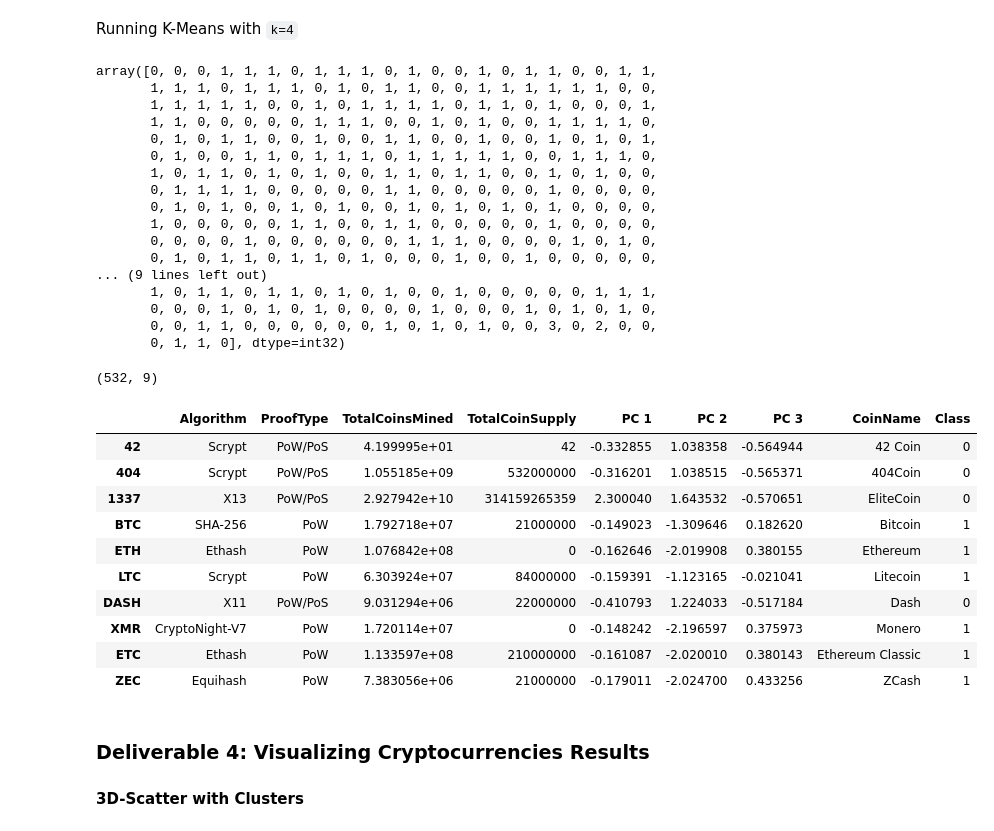
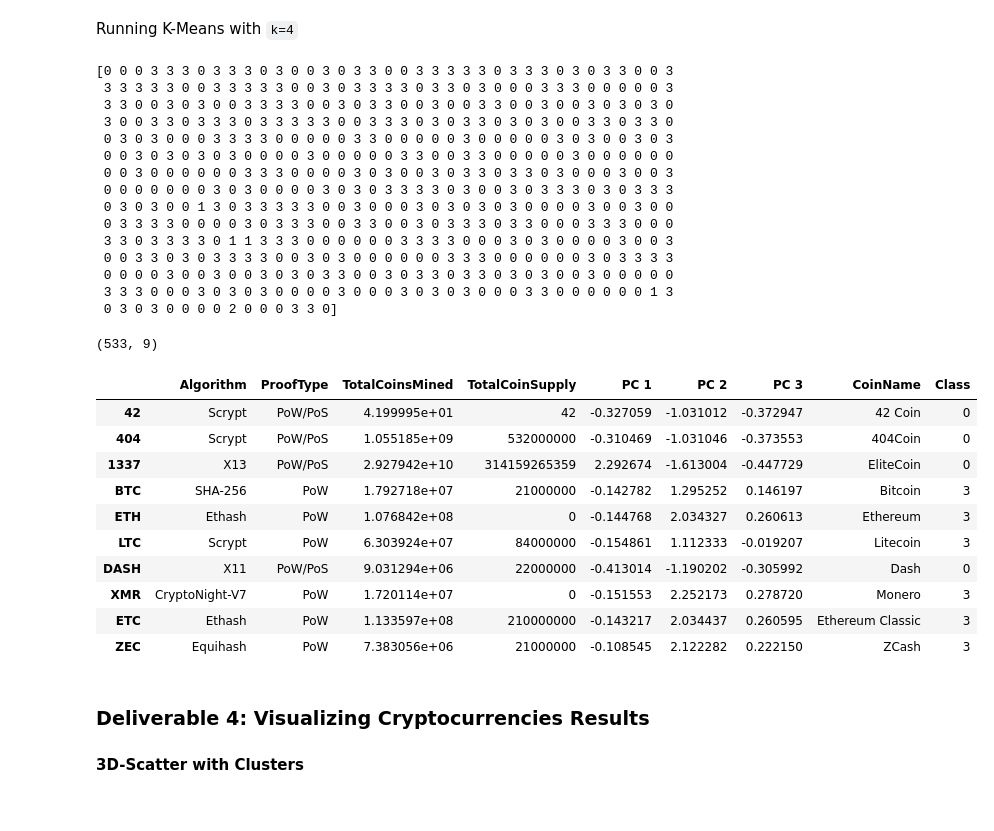
Before and after one commit to aaron-ardell/Cryptocurrencies, a Jupyter notebook: crypto_clustering.ipynb, the cells around one changed output. Drawn from its saved outputs; the diff is of its cells as text; code cells hidden in the pictures.

```diff
--- a/crypto_clustering.ipynb
+++ b/crypto_clustering.ipynb
@@ -100,5 +121,5 @@ filtered_crypto_df.head()
 # %%
 # Create a new DataFrame that holds only the cryptocurrencies names.
-coinname_crypto_df = filtered_crypto_df['CoinName']
-coinname_crypto_df.head()
+crypto_name_df = filtered_crypto_df[['CoinName']]
+crypto_name_df.head()
 # %% [output]
@@ -158,6 +188,6 @@ crypto_pcs = pca.fit_transform(X)
 # %%
 # Create a DataFrame with the three principal components.
-pcs_df = pd.DataFrame(data=crypto_pcs, columns=["PC 1", "PC 2", "PC 3"])
+pcs_df = pd.DataFrame(data=crypto_pcs, columns=["PC 1", "PC 2", "PC 3"], index = dropped_crypto_df.index)
 pcs_df.head()
 # %% [output]
 |  | PC 1 | PC 2 | PC 3 |
@@ -178,7 +208,7 @@ k = list(range(1,11))
 
 # Calculate the inertia for the range of K values
 for i in k:
-    km = KMeans(n_clusters=1, random_state=0)
+    km = KMeans(n_clusters=i, random_state=1)
     km.fit(pcs_df)
     inertia.append(km.inertia_)
 
@@ -194,7 +224,7 @@ df_elbow.plot()
 Running K-Means with `k=4`
 # %%
 # Initialize the K-Means model.
-model = KMeans(n_clusters=, random_state=0)
+model = KMeans(n_clusters=4, random_state=0)
 
 # Fit the model
 model.fit(pcs_df)
@@ -203,50 +233,48 @@ model.fit(pcs_df)
 predictions = model.predict(pcs_df)
 print(predictions)
 # %% [output]
-array([0, 0, 0, 1, 1, 1, 0, 1, 1, 1, 0, 1, 0, 0, 1, 0, 1, 1, 0, 0, 1, 1,
-       1, 1, 1, 0, 1, 1, 1, 0, 1, 0, 1, 1, 0, 0, 1, 1, 1, 1, 1, 1, 0, 0,
-       1, 1, 1, 1, 1, 0, 0, 1, 0, 1, 1, 1, 1, 0, 1, 1, 0, 1, 0, 0, 0, 1,
-       1, 1, 0, 0, 0, 0, 0, 1, 1, 1, 0, 0, 1, 0, 1, 0, 0, 1, 1, 1, 1, 0,
-       0, 1, 0, 1, 1, 0, 0, 1, 0, 0, 1, 1, 0, 0, 1, 0, 0, 1, 0, 1, 0, 1,
-       0, 1, 0, 0, 1, 1, 0, 1, 1, 1, 0, 1, 1, 1, 1, 1, 0, 0, 1, 1, 1, 0,
-       1, 0, 1, 1, 0, 1, 0, 1, 0, 0, 1, 1, 0, 1, 1, 0, 0, 1, 0, 1, 0, 0,
-       0, 1, 1, 1, 1, 0, 0, 0, 0, 0, 1, 1, 0, 0, 0, 0, 0, 1, 0, 0, 0, 0,
-       0, 1, 0, 1, 0, 0, 1, 0, 1, 0, 0, 1, 0, 1, 0, 1, 0, 1, 0, 0, 0, 0,
-       1, 0, 0, 0, 0, 0, 1, 1, 0, 0, 1, 1, 0, 0, 0, 0, 0, 1, 0, 0, 0, 0,
-       0, 0, 0, 0, 1, 0, 0, 0, 0, 0, 0, 1, 1, 1, 0, 0, 0, 0, 1, 0, 1, 0,
-       0, 1, 0, 1, 1, 0, 1, 1, 0, 1, 0, 0, 0, 1, 0, 0, 1, 0, 0, 0, 0, 0,
-... (9 lines left out)
-       1, 0, 1, 1, 0, 1, 1, 0, 1, 0, 1, 0, 0, 1, 0, 0, 0, 0, 0, 1, 1, 1,
-       0, 0, 0, 1, 0, 1, 0, 1, 0, 0, 0, 0, 1, 0, 0, 0, 1, 0, 1, 0, 1, 0,
-       0, 0, 1, 1, 0, 0, 0, 0, 0, 0, 1, 0, 1, 0, 1, 0, 0, 3, 0, 2, 0, 0,
-       0, 1, 1, 0], dtype=int32)
+[0 0 0 3 3 3 0 3 3 3 0 3 0 0 3 0 3 3 0 0 3 3 3 3 3 0 3 3 3 0 3 0 3 3 0 0 3
+ 3 3 3 3 3 0 0 3 3 3 3 3 0 0 3 0 3 3 3 3 0 3 3 0 3 0 0 0 3 3 3 0 0 0 0 0 3
+ 3 3 0 0 3 0 3 0 0 3 3 3 3 0 0 3 0 3 3 0 0 3 0 0 3 3 0 0 3 0 0 3 0 3 0 3 0
+ 3 0 0 3 3 0 3 3 3 0 3 3 3 3 3 0 0 3 3 3 0 3 0 3 3 0 3 0 3 0 0 3 3 0 3 3 0
+ 0 3 0 3 0 0 0 3 3 3 3 0 0 0 0 0 3 3 0 0 0 0 0 3 0 0 0 0 0 3 0 3 0 0 3 0 3
+ 0 0 3 0 3 0 3 0 3 0 0 0 0 3 0 0 0 0 0 3 3 0 0 3 3 0 0 0 0 0 3 0 0 0 0 0 0
+ 0 0 3 0 0 0 0 0 0 3 3 3 0 0 0 0 3 0 3 0 0 3 0 3 3 0 3 3 0 3 0 0 0 3 0 0 3
+ 0 0 0 0 0 0 0 3 0 3 0 0 0 0 3 0 3 0 3 3 3 3 0 3 0 0 3 0 3 3 3 0 3 0 3 3 3
+ 0 3 0 3 0 0 1 3 0 3 3 3 3 3 0 0 3 0 0 0 3 0 3 0 3 0 3 0 0 0 0 3 0 0 3 0 0
+ 0 3 3 3 3 0 0 0 0 3 0 3 3 3 0 0 3 3 0 0 3 0 3 3 3 0 3 3 0 0 0 3 3 3 0 0 0
+ 3 3 0 3 3 3 3 0 1 1 3 3 3 0 0 0 0 0 0 3 3 3 3 0 0 0 3 0 3 0 0 0 0 3 0 0 3
+ 0 0 3 3 0 3 0 3 3 3 3 0 0 3 0 3 0 0 0 0 0 0 3 3 3 0 0 0 0 0 0 3 0 3 3 3 3
+ 0 0 0 0 3 0 0 3 0 0 3 0 3 0 3 3 0 0 3 0 3 3 0 3 3 0 3 0 3 0 0 3 0 0 0 0 0
+ 3 3 3 0 0 0 3 0 3 0 3 0 0 0 0 3 0 0 0 3 0 3 0 3 0 0 0 3 3 0 0 0 0 0 0 1 3
+ 0 3 0 3 0 0 0 0 2 0 0 0 3 3 0]
 # %%
 # Create a new DataFrame including predicted clusters and cryptocurrencies features.
 # Concatentate the crypto_df and pcs_df DataFrames on the same columns.
-clustered_df
+clustered_df = pd.concat([dropped_crypto_df, pcs_df], axis=1, join='inner')
 
 #  Add a new column, "CoinName" to the clustered_df DataFrame that holds the names of the cryptocurrencies.
-
+clustered_df["CoinName"] = crypto_name_df.CoinName
 
 #  Add a new column, "Class" to the clustered_df DataFrame that holds the predictions.
-# YOUR CODE HERE
+clustered_df["Class"] = model.labels_
 
 # Print the shape of the clustered_df
 print(clustered_df.shape)
 clustered_df.head(10)
 # %% [output]
-(532, 9)
+(533, 9)
 |  | Algorithm | ProofType | TotalCoinsMined | TotalCoinSupply | PC 1 | PC 2 | PC 3 | CoinName | Class |
-| 42 | Scrypt | PoW/PoS | 4.199995e+01 | 42 | -0.332855 | 1.038358 | -0.564944 | 42 Coin | 0 |
-| 404 | Scrypt | PoW/PoS | 1.055185e+09 | 532000000 | -0.316201 | 1.038515 | -0.565371 | 404Coin | 0 |
-| 1337 | X13 | PoW/PoS | 2.927942e+10 | 314159265359 | 2.300040 | 1.643532 | -0.570651 | EliteCoin | 0 |
-| BTC | SHA-256 | PoW | 1.792718e+07 | 21000000 | -0.149023 | -1.309646 | 0.182620 | Bitcoin | 1 |
-| ETH | Ethash | PoW | 1.076842e+08 | 0 | -0.162646 | -2.019908 | 0.380155 | Ethereum | 1 |
-| LTC | Scrypt | PoW | 6.303924e+07 | 84000000 | -0.159391 | -1.123165 | -0.021041 | Litecoin | 1 |
-| DASH | X11 | PoW/PoS | 9.031294e+06 | 22000000 | -0.410793 | 1.224033 | -0.517184 | Dash | 0 |
-| XMR | CryptoNight-V7 | PoW | 1.720114e+07 | 0 | -0.148242 | -2.196597 | 0.375973 | Monero | 1 |
-| ETC | Ethash | PoW | 1.133597e+08 | 210000000 | -0.161087 | -2.020010 | 0.380143 | Ethereum Classic | 1 |
-| ZEC | Equihash | PoW | 7.383056e+06 | 21000000 | -0.179011 | -2.024700 | 0.433256 | ZCash | 1 |
+| 42 | Scrypt | PoW/PoS | 4.199995e+01 | 42 | -0.327059 | -1.031012 | -0.372947 | 42 Coin | 0 |
+| 404 | Scrypt | PoW/PoS | 1.055185e+09 | 532000000 | -0.310469 | -1.031046 | -0.373553 | 404Coin | 0 |
+| 1337 | X13 | PoW/PoS | 2.927942e+10 | 314159265359 | 2.292674 | -1.613004 | -0.447729 | EliteCoin | 0 |
+| BTC | SHA-256 | PoW | 1.792718e+07 | 21000000 | -0.142782 | 1.295252 | 0.146197 | Bitcoin | 3 |
+| ETH | Ethash | PoW | 1.076842e+08 | 0 | -0.144768 | 2.034327 | 0.260613 | Ethereum | 3 |
+| LTC | Scrypt | PoW | 6.303924e+07 | 84000000 | -0.154861 | 1.112333 | -0.019207 | Litecoin | 3 |
+| DASH | X11 | PoW/PoS | 9.031294e+06 | 22000000 | -0.413014 | -1.190202 | -0.305992 | Dash | 0 |
+| XMR | CryptoNight-V7 | PoW | 1.720114e+07 | 0 | -0.151553 | 2.252173 | 0.278720 | Monero | 3 |
+| ETC | Ethash | PoW | 1.133597e+08 | 210000000 | -0.143217 | 2.034437 | 0.260595 | Ethereum Classic | 3 |
+| ZEC | Equihash | PoW | 7.383056e+06 | 21000000 | -0.108545 | 2.122282 | 0.222150 | ZCash | 3 |
 # %% [markdown]
 ### Deliverable 4: Visualizing Cryptocurrencies Results
 
```
Also changed, not shown: parts of 16 cells of this notebook.
